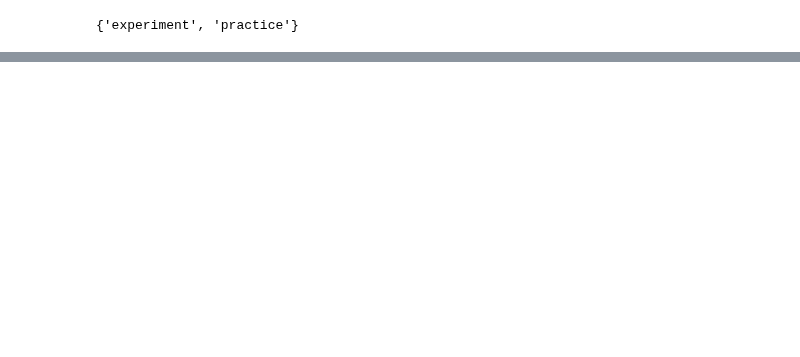
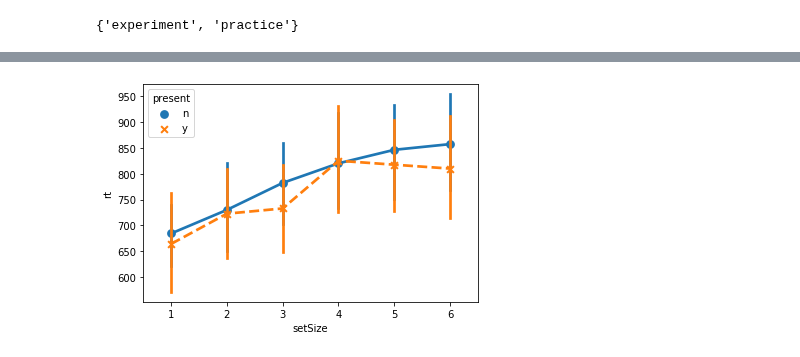
Before and after one commit to ethanweed/ExPsyLing, a Jupyter notebook: datasets/Sternberg/scripts/Sternberg_datawrangling.ipynb, the cells around one changed output, grey strips where cells are left out. Saved outputs shown, nothing was run; the diff lists cells and outputs as text; code cells hidden in the pictures; blank space fills up the shorter version.

```diff
--- a/datasets/Sternberg/scripts/Sternberg_datawrangling.ipynb
+++ b/datasets/Sternberg/scripts/Sternberg_datawrangling.ipynb
@@ -116,0 +152,4 @@ pandas.core.groupby.generic.DataFrameGroupBy
+# %%
+ax = sns.pointplot(x="setSize", y="rt", hue="present", data=data, markers=["o","x"], linestyles=["-","--"])
+# %% [output]
+[figure, added]
```
Also changed, not shown: parts of 16 cells of this notebook, 5 other files.
